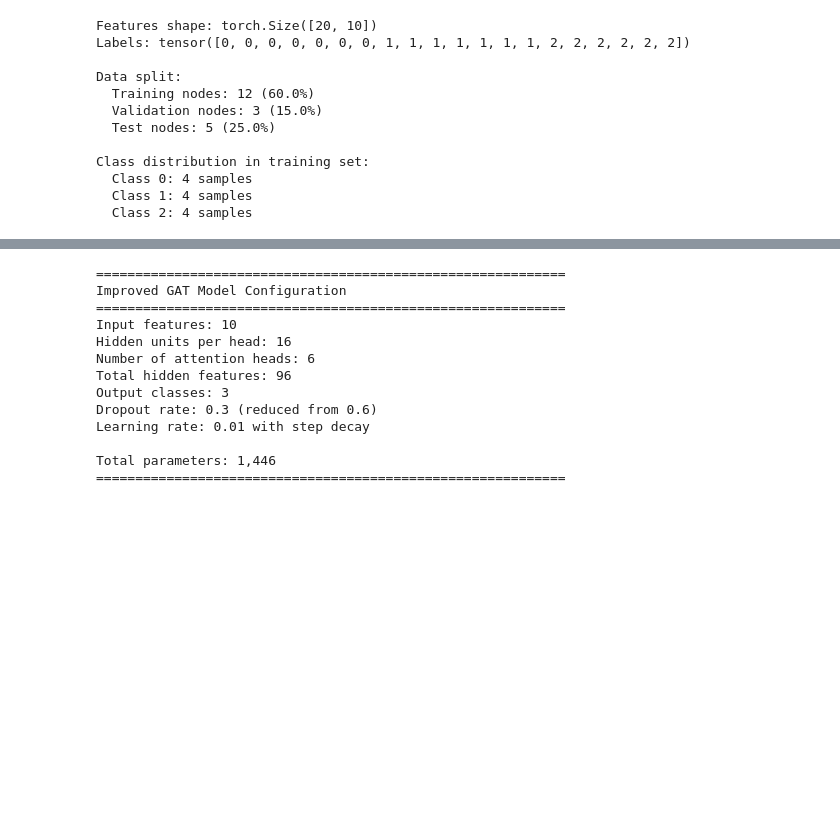
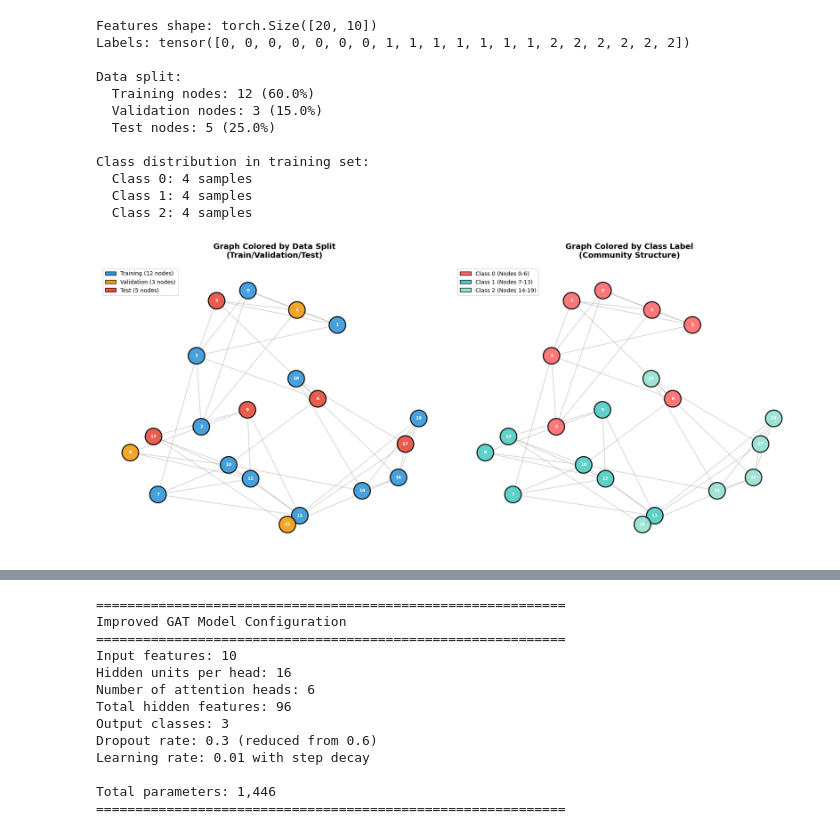
Before and after one commit to Ishanumayangana/Graph-attention-network-implementation, a Jupyter notebook: GAT_Creating.ipynb, the cells around one changed output, grey strips where cells are left out. Drawn from its saved outputs; the diff is of its cells as text; code cells hidden in the pictures; blank space fills up the shorter version.

```diff
--- a/GAT_Creating.ipynb
+++ b/GAT_Creating.ipynb
@@ -727,3 +802,92 @@ Class distribution in training set:
   Class 0: 4 samples
   Class 1: 4 samples
   Class 2: 4 samples
+# %%
+# Visualize graph with train/val/test split
+fig, (ax1, ax2) = plt.subplots(1, 2, figsize=(18, 8))
+
+# Left plot: Color by data split (Train/Val/Test)
+node_colors_split = []
+node_labels_split = {}
+for node in range(num_nodes_v2):
+    if node in idx_train_v2:
+        node_colors_split.append('#3498DB')  # Blue for training
+        node_labels_split[node] = f'{node}\nTrain'
+    elif node in idx_val_v2:
+        node_colors_split.append('#F39C12')  # Orange for validation
+        node_labels_split[node] = f'{node}\nVal'
+    else:
+        node_colors_split.append('#E74C3C')  # Red for test
+        node_labels_split[node] = f'{node}\nTest'
+
+ax1.set_title("Graph Colored by Data Split\n(Train/Validation/Test)",
+              fontsize=14, fontweight='bold', pad=15)
+nx.draw_networkx_nodes(G_v2, pos_v2, node_color=node_colors_split,
+                       node_size=900, alpha=0.9, edgecolors='black',
+                       linewidths=2, ax=ax1)
+nx.draw_networkx_edges(G_v2, pos_v2, alpha=0.3, width=1.5,
+                       edge_color='gray', ax=ax1)
+nx.draw_networkx_labels(G_v2, pos_v2, font_size=8, font_weight='bold',
+                        font_color='white', ax=ax1)
+
+# Legend for splits
+from matplotlib.patches import Patch
+legend_split = [
+    Patch(facecolor='#3498DB', edgecolor='black', label=f'Training ({len(idx_train_v2)} nodes)'),
+    Patch(facecolor='#F39C12', edgecolor='black', label=f'Validation ({len(idx_val_v2)} nodes)'),
+    Patch(facecolor='#E74C3C', edgecolor='black', label=f'Test ({len(idx_test_v2)} nodes)')
+]
+ax1.legend(handles=legend_split, loc='upper left', fontsize=10, framealpha=0.9)
+ax1.axis('off')
+
+# Right plot: Color by class/community
+node_colors_class = []
+for node in range(num_nodes_v2):
+    if node < 7:
+        node_colors_class.append('#FF6B6B')  # Red for Class 0
+    elif node < 14:
+        node_colors_class.append('#4ECDC4')  # Teal for Class 1
+    else:
+        node_colors_class.append('#95E1D3')  # Light green for Class 2
+
+ax2.set_title("Graph Colored by Class Label\n(Community Structure)",
+              fontsize=14, fontweight='bold', pad=15)
+nx.draw_networkx_nodes(G_v2, pos_v2, node_color=node_colors_class,
+                       node_size=900, alpha=0.9, edgecolors='black',
+                       linewidths=2, ax=ax2)
+nx.draw_networkx_edges(G_v2, pos_v2, alpha=0.3, width=1.5,
+                       edge_color='gray', ax=ax2)
+nx.draw_networkx_labels(G_v2, pos_v2, font_size=8, font_weight='bold',
+                        font_color='white', ax=ax2)
+
+# Legend for classes
+legend_class = [
+    Patch(facecolor='#FF6B6B', edgecolor='black', label='Class 0 (Nodes 0-6)'),
+    Patch(facecolor='#4ECDC4', edgecolor='black', label='Class 1 (Nodes 7-13)'),
+    Patch(facecolor='#95E1D3', edgecolor='black', label='Class 2 (Nodes 14-19)')
+]
+ax2.legend(handles=legend_class, loc='upper left', fontsize=10, framealpha=0.9)
+ax2.axis('off')
+
+plt.tight_layout()
+plt.show()
+
+print("\n📈 Data Distribution Analysis:")
+print("-" * 60)
+print(f"Training set ({len(idx_train_v2)} nodes):")
+for c in range(num_classes_v2):
+    count = (labels_v2[idx_train_v2] == c).sum().item()
+    print(f"  Class {c}: {count} nodes ({count/len(idx_train_v2)*100:.1f}%)")
+
+print(f"\nValidation set ({len(idx_val_v2)} nodes):")
+for c in range(num_classes_v2):
+    count = (labels_v2[idx_val_v2] == c).sum().item()
+    print(f"  Class {c}: {count} nodes ({count/len(idx_val_v2)*100:.1f}%)")
+
+print(f"\nTest set ({len(idx_test_v2)} nodes):")
+for c in range(num_classes_v2):
+    count = (labels_v2[idx_test_v2] == c).sum().item()
+    print(f"  Class {c}: {count} nodes ({count/len(idx_test_v2)*100:.1f}%)")
+print("-" * 60)
+# %% [output]
+[figure, added]
```
Also changed, not shown: parts of 4 cells of this notebook.
